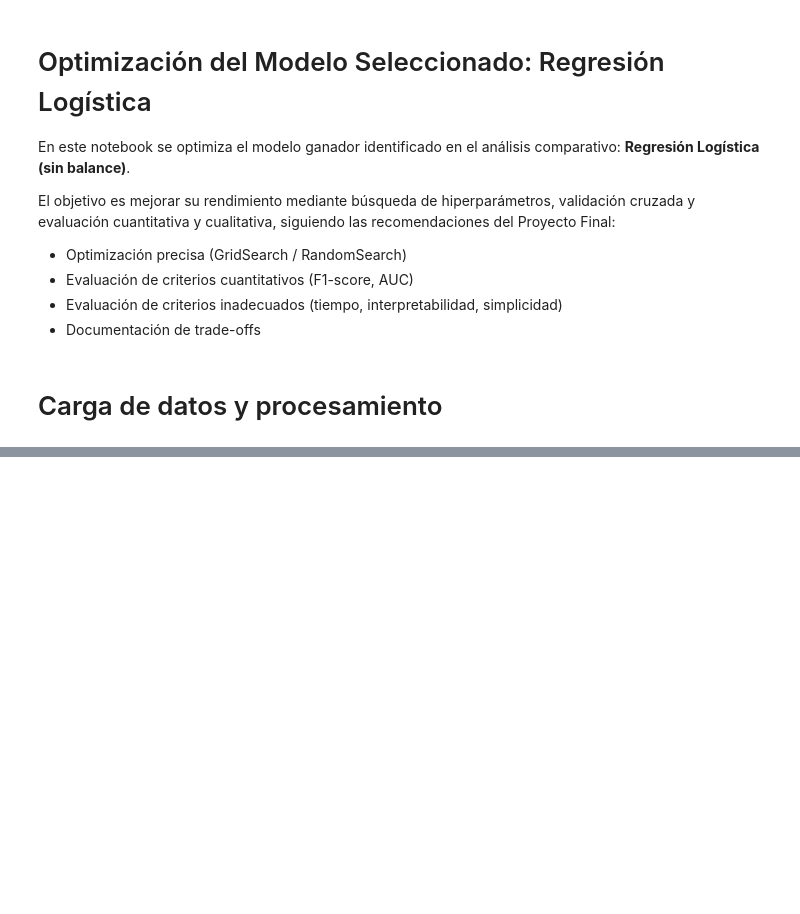
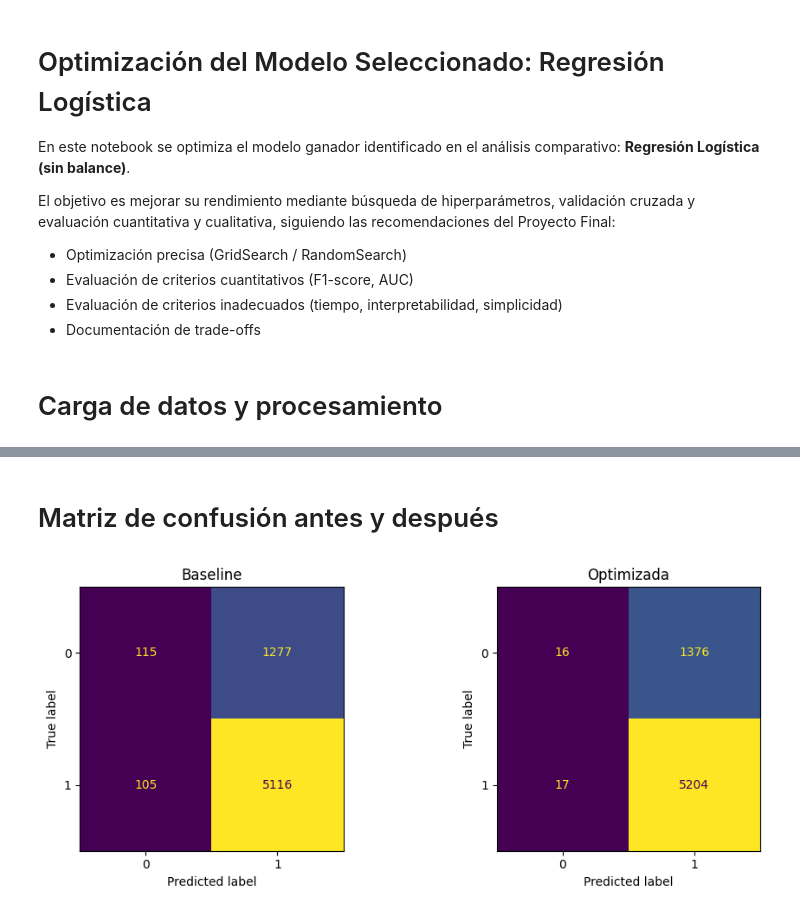
Before and after one commit to gastonnina/miadas_mod_08_proy, a Jupyter notebook: notebooks/models/05_optimizacion.ipynb, the cells around one changed output, grey strips where cells are left out. Cells and saved outputs as stored; diff of their text form; code cells hidden in the pictures; blank space fills up the shorter version.

```diff
--- a/notebooks/models/05_optimizacion.ipynb
+++ b/notebooks/models/05_optimizacion.ipynb
@@ -189,0 +54,18 @@ Por ello, **la regresión logística optimizada se mantiene como el modelo final
+# %%
+preprocessor = ColumnTransformer(
+    transformers=[
+        ("cat", OneHotEncoder(handle_unknown="ignore", sparse_output=False), cat_cols),
+        ("num", StandardScaler(), num_cols),
+    ]
+)
+
+base_clf = LogisticRegression(
+    max_iter=1000,
+    solver="liblinear",  # buen punto de partida para L1/L2
+    n_jobs=-1
+)
+
+base_pipeline = Pipeline(steps=[
+    ("preprocess", preprocessor),
+    ("clf", base_clf)
+])
@@ -189,0 +174,8 @@ Por ello, **la regresión logística optimizada se mantiene como el modelo final
+# %%
+best_logreg = grid.best_estimator_
+
+y_pred_opt = best_logreg.predict(X_test)
+y_proba_opt = best_logreg.predict_proba(X_test)[:, 1]
+
+opt_metrics = compute_metrics(y_test, y_pred_opt, y_proba_opt)
+opt_metrics
@@ -189,0 +203,21 @@ Por ello, **la regresión logística optimizada se mantiene como el modelo final
+# %% [markdown]
+# Matriz de confusión antes y después
+# %%
+from sklearn.metrics import ConfusionMatrixDisplay
+import matplotlib.pyplot as plt
+
+fig, axes = plt.subplots(1, 2, figsize=(10, 4))
+
+cm_base = confusion_matrix(y_test, y_pred_base)
+cm_opt = confusion_matrix(y_test, y_pred_opt)
+
+ConfusionMatrixDisplay(cm_base).plot(ax=axes[0], colorbar=False)
+axes[0].set_title("Baseline")
+
+ConfusionMatrixDisplay(cm_opt).plot(ax=axes[1], colorbar=False)
+axes[1].set_title("Optimizada")
+
+plt.tight_layout()
+plt.show()
+# %% [output]
+[figure, added]
```
Also changed, not shown: parts of 33 cells of this notebook.
